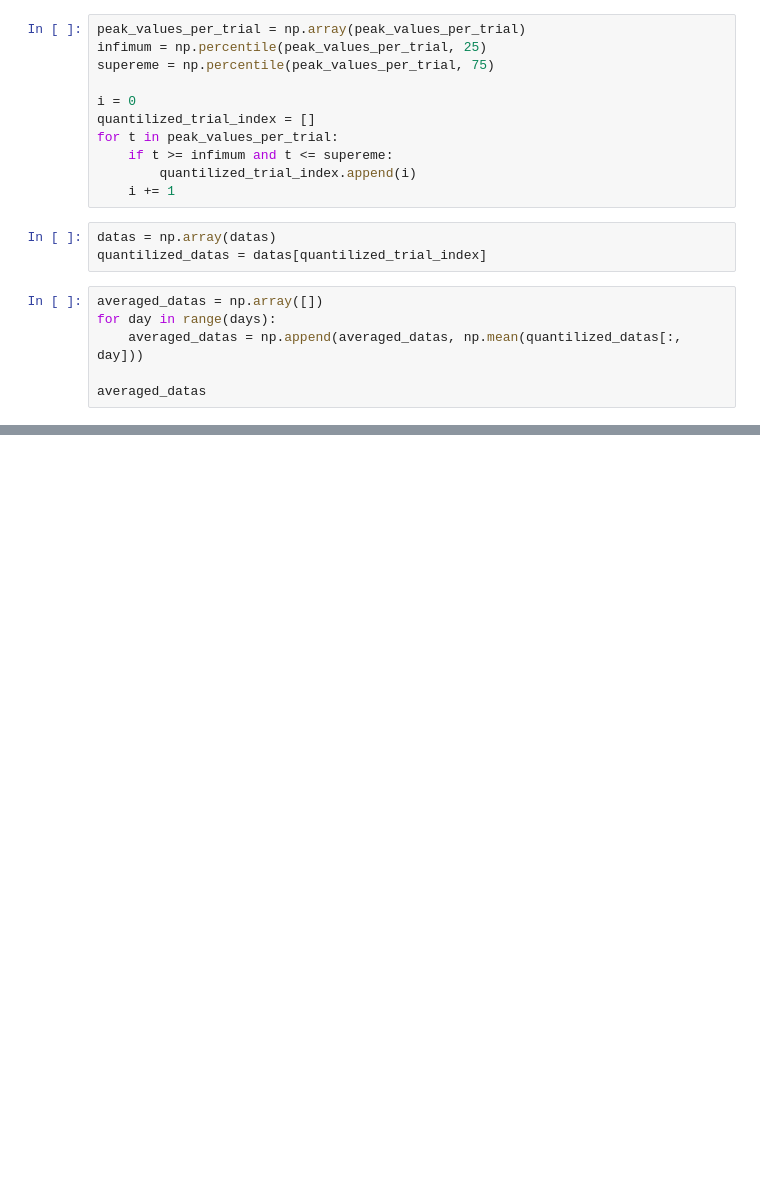
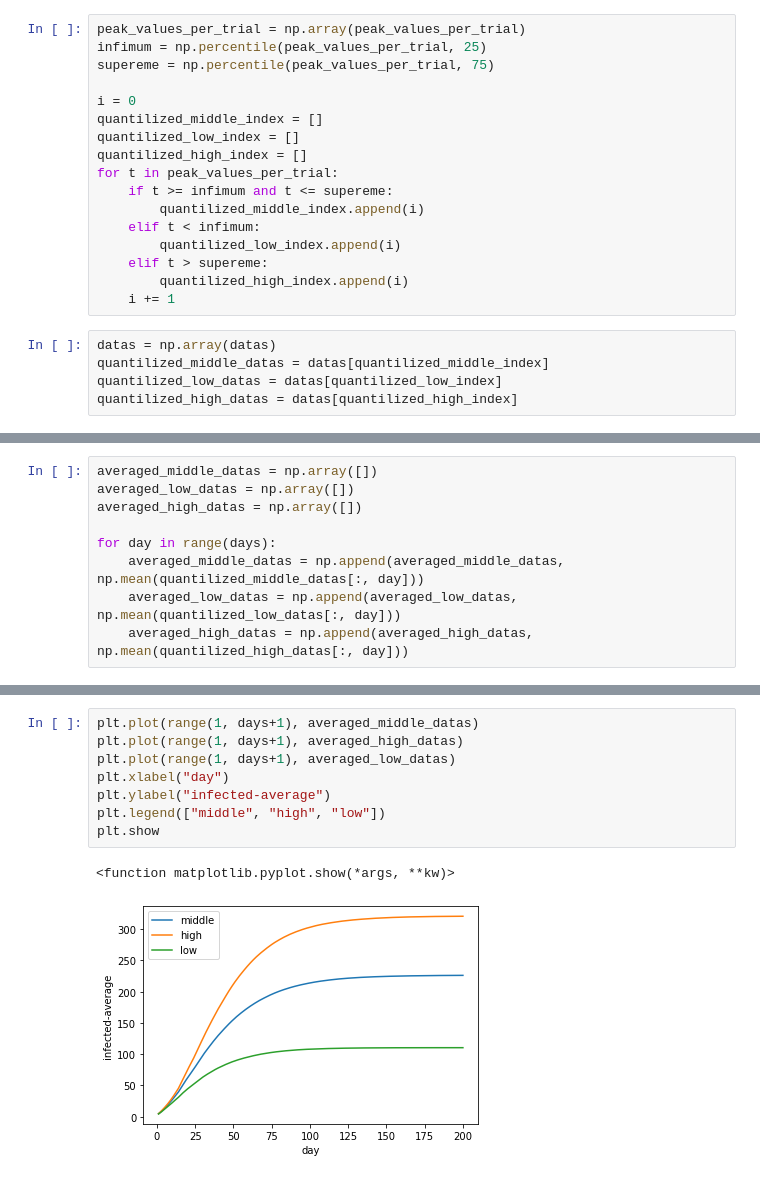
Before and after one commit to move02/home-schooling-simulation, a Jupyter notebook: analyze.ipynb, the cells around one changed output, grey strips where cells are left out. Drawn from its saved outputs; the diff is of its cells as text; blank space fills up the shorter version.

```diff
--- a/analyze.ipynb
+++ b/analyze.ipynb
@@ -31,17 +33,19 @@ infimum = np.percentile(peak_values_per_trial, 25)
 supereme = np.percentile(peak_values_per_trial, 75)
 
 i = 0
-quantilized_trial_index = []
+quantilized_middle_index = []
+quantilized_low_index = []
+quantilized_high_index = []
 for t in peak_values_per_trial:
     if t >= infimum and t <= supereme:
-        quantilized_trial_index.append(i)
+        quantilized_middle_index.append(i)
+    elif t < infimum:
+        quantilized_low_index.append(i)
+    elif t > supereme:
+        quantilized_high_index.append(i)
     i += 1
 # %%
 datas = np.array(datas)
-quantilized_datas = datas[quantilized_trial_index]
+quantilized_middle_datas = datas[quantilized_middle_index]
+quantilized_low_datas = datas[quantilized_low_index]
+quantilized_high_datas = datas[quantilized_high_index]
-# %%
-averaged_datas = np.array([])
-for day in range(days):
-    averaged_datas = np.append(averaged_datas, np.mean(quantilized_datas[:, day]))
-
-averaged_datas
@@ -66,3 +52,12 @@ array([  2.86219703,   5.3792025 ,   8.4736122 ,  12.36493354,
+# %%
+averaged_middle_datas = np.array([])
+averaged_low_datas = np.array([])
+averaged_high_datas = np.array([])
+
+for day in range(days):
+    averaged_middle_datas = np.append(averaged_middle_datas, np.mean(quantilized_middle_datas[:, day]))
+    averaged_low_datas = np.append(averaged_low_datas, np.mean(quantilized_low_datas[:, day]))
+    averaged_high_datas = np.append(averaged_high_datas, np.mean(quantilized_high_datas[:, day]))
 # %%
 import matplotlib.pyplot as plt
 X = np.array(range(trials))
@@ -80,0 +76,11 @@ plt.hist(peak_values_per_trial)
+# %%
+plt.plot(range(1, days+1), averaged_middle_datas)
+plt.plot(range(1, days+1), averaged_high_datas)
+plt.plot(range(1, days+1), averaged_low_datas)
+plt.xlabel("day")
+plt.ylabel("infected-average")
+plt.legend(["middle", "high", "low"])
+plt.show
+# %% [output]
+<function matplotlib.pyplot.show(*args, **kw)>
+[figure, added]
```
Also changed, not shown: parts of 5 cells of this notebook, 20 other files.
